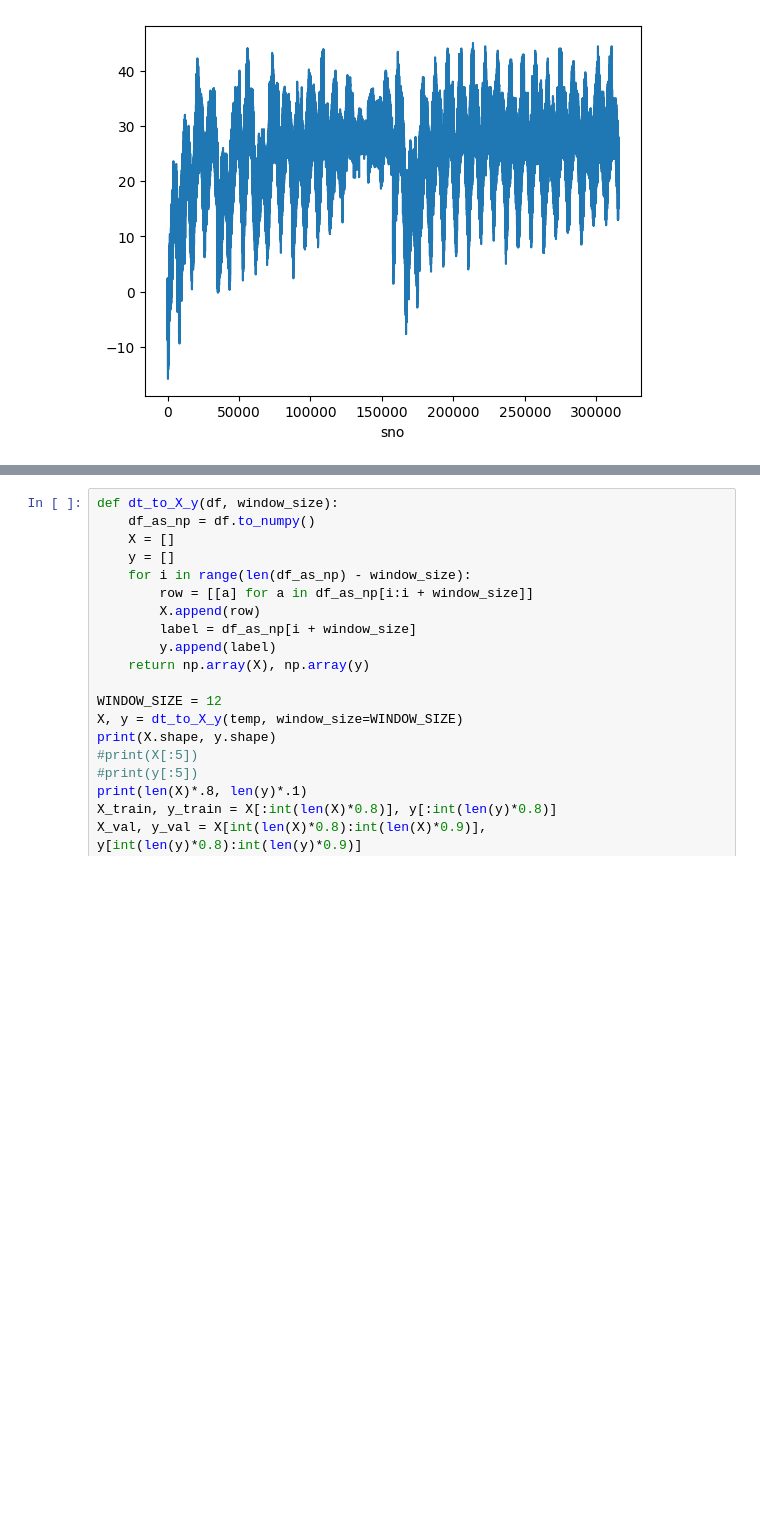
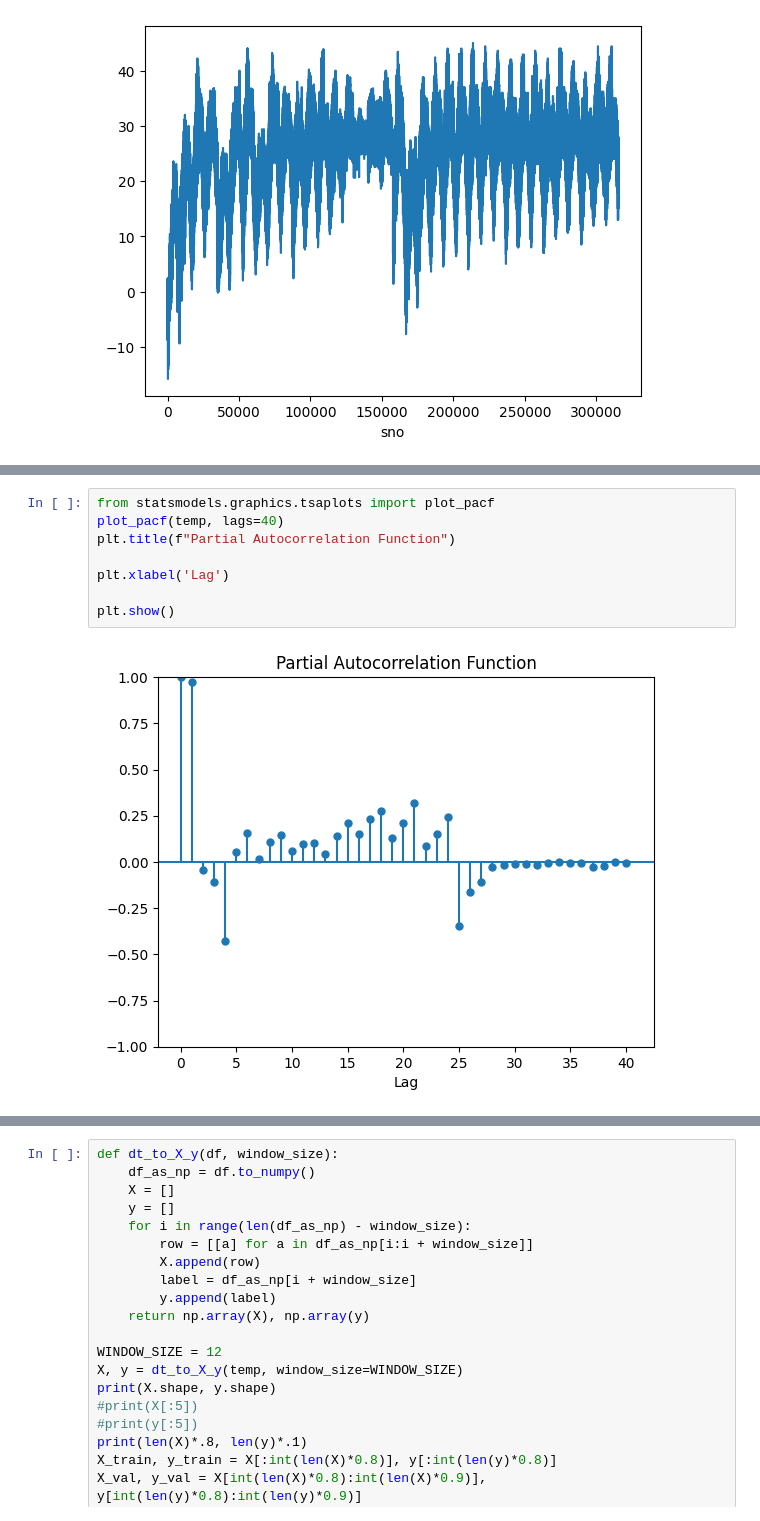
Before and after one commit to vipulhld001/flower, a Jupyter notebook: Weather/try.ipynb, the cells around one changed output, grey strips where cells are left out. Drawn from its saved outputs; the diff is of its cells as text; blank space fills up the shorter version.

```diff
--- a/Weather/try.ipynb
+++ b/Weather/try.ipynb
@@ -55,0 +65,10 @@ temp.plot()
+# %%
+from statsmodels.graphics.tsaplots import plot_pacf
+plot_pacf(temp, lags=40)
+plt.title(f"Partial Autocorrelation Function")
+
+plt.xlabel('Lag')
+
+plt.show()
+# %% [output]
+[figure, added]
```
Also changed, not shown: parts of 12 cells of this notebook, 2 other files.
